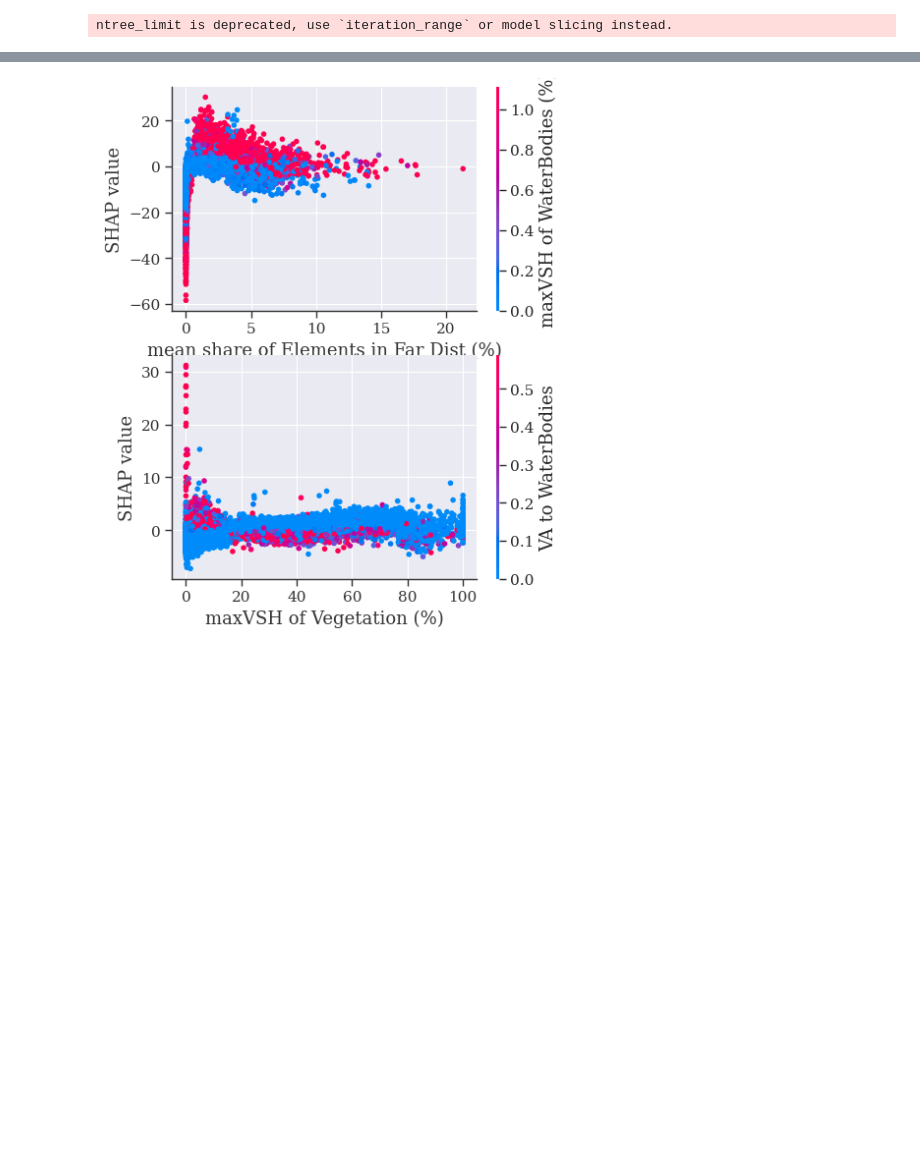
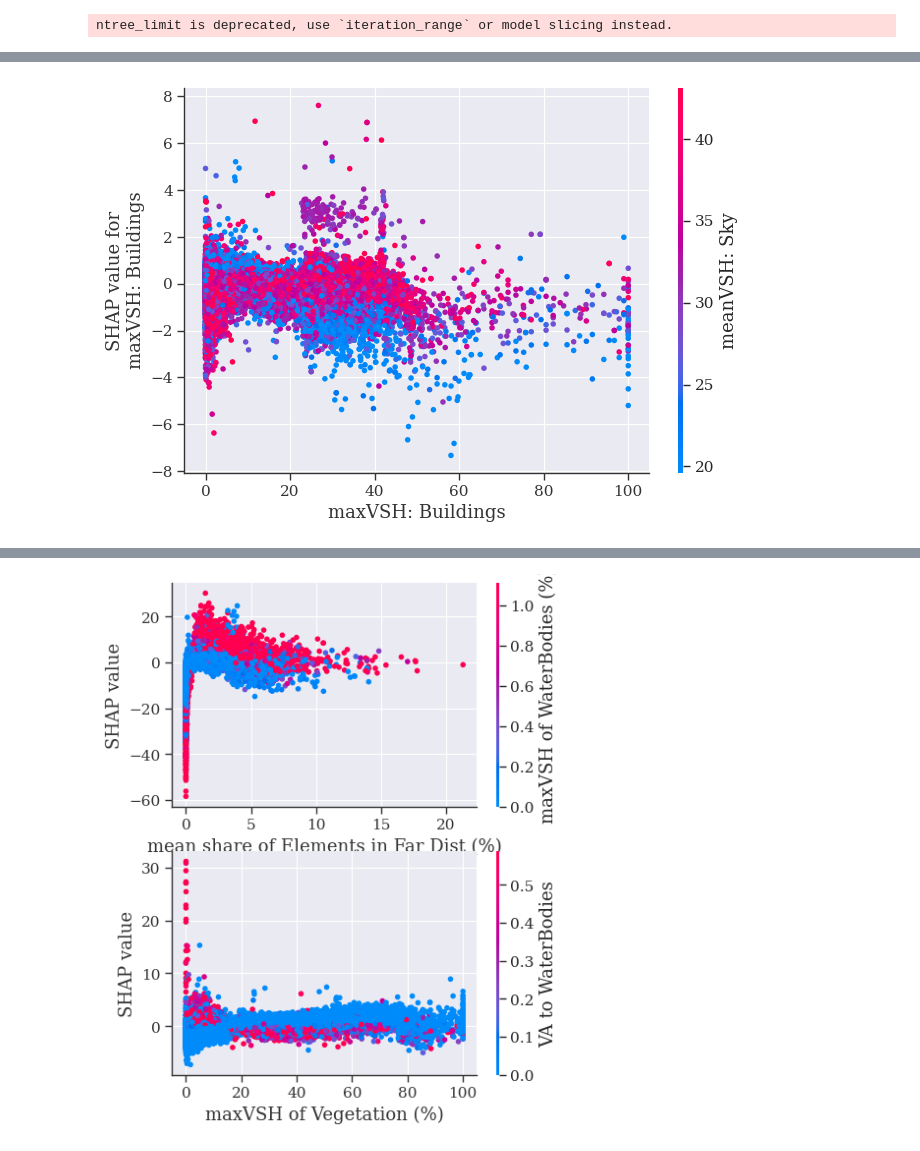
Before and after one commit to AdamSwietek/LUP_VisualCapital, a Jupyter notebook: notebooks/estimating/feature_importance.ipynb, the cells around one changed output, grey strips where cells are left out. Saved outputs shown, nothing was run; the diff lists cells and outputs as text; code cells hidden in the pictures; blank space fills up the shorter version.

```diff
--- a/notebooks/estimating/feature_importance.ipynb
+++ b/notebooks/estimating/feature_importance.ipynb
@@ -95,0 +146,12 @@ plt.savefig('../../figs/fig4_shap_interaction_1.jpg',bbox_inches = 'tight')
+# %%
+shap.dependence_plot(rename_col["maxvsh_Geb12"],
+                     shap_values, dat_sampled,
+                     show=False,
+                     interaction_index=rename_col["sum_ShSky"]
+                     )
+
+# plt.xscale('function', functions=(partial(np.power, 1.5), np.logb(1.5)))
+# plt.xlim(0,100)
+# plt.xscale('symlog')
+# %% [output]
+[figure, added]
```
Also changed, not shown: parts of 8 cells of this notebook, 23 other files.
